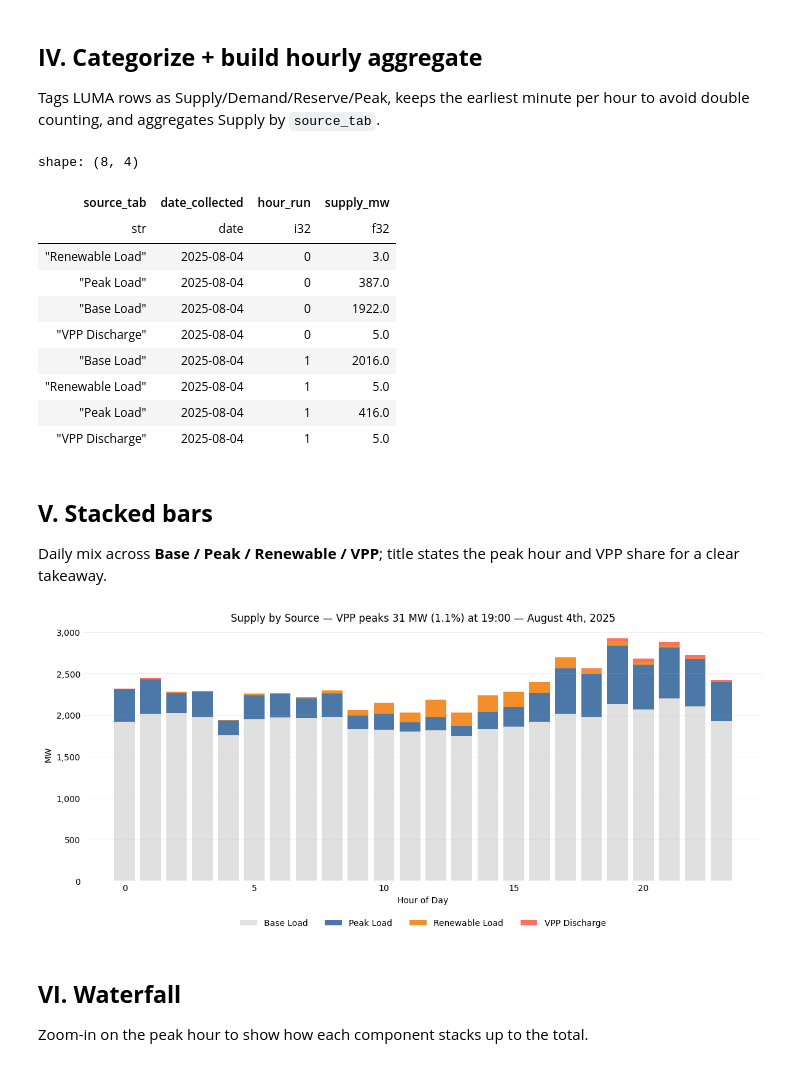
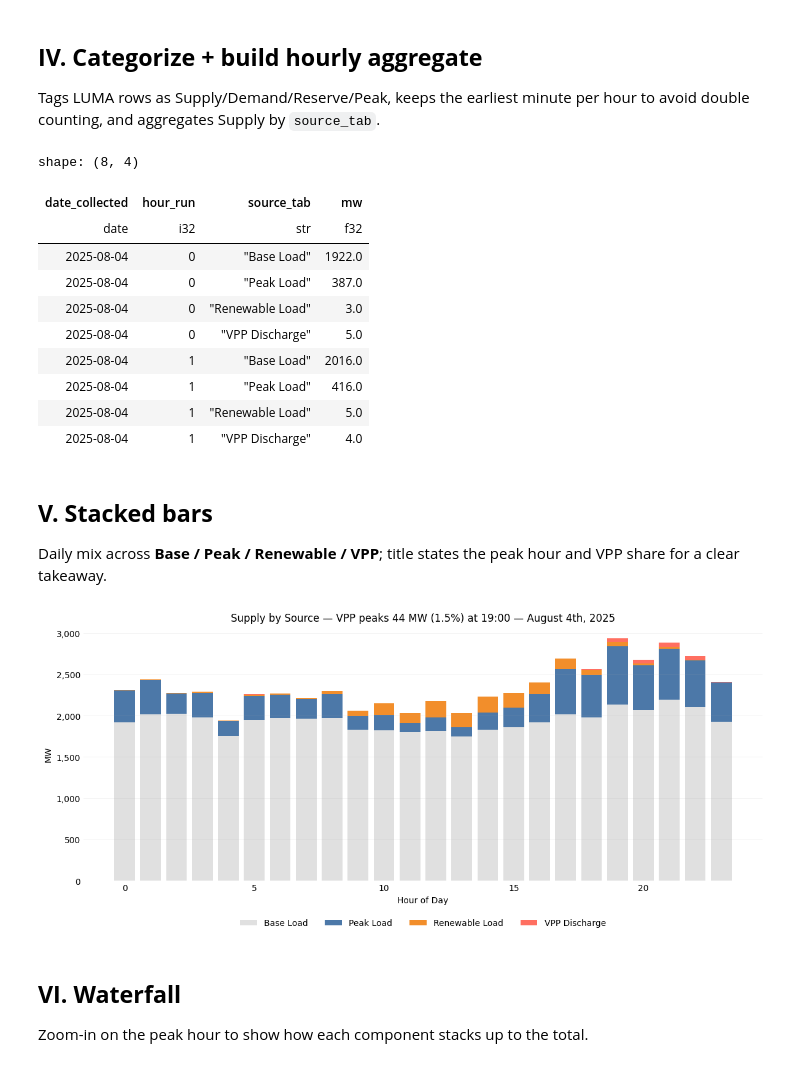
Before and after one commit to jesusoa13/pr-vpp-analysis, a Jupyter notebook: 03_notebooks/01_supply_vpp_daily.ipynb, the cells around one changed output. Drawn from its saved outputs; the diff is of its cells as text; code cells hidden in the pictures.

Commit message:
Update code to use Tesla reported time

```diff
--- a/03_notebooks/01_supply_vpp_daily.ipynb
+++ b/03_notebooks/01_supply_vpp_daily.ipynb
@@ -155,52 +155,83 @@ l_02 = (
     )
 )
 
 # LUMA: earliest minute per plant per hour -> sum by source_tab/hour
 l_03 = (
     l_02.filter((pl.col("date_collected") == max_discharge) & (pl.col("category") == "Supply"))
         .sort(["variable","source_tab","date_collected","hour_run","minute_run"])
         .group_by(["variable","source_tab","date_collected","hour_run"]).first()
         .group_by(["source_tab","date_collected","hour_run"])
         .agg(pl.col("act_amount").sum().round(0).alias("supply_mw"))
         .sort(["date_collected","hour_run","source_tab"])
 )
 
-# Tesla: earliest minute per hour -> sum (and keep a consistent label)
+# Tesla: earliest *reported* minute per hour -> one row/hour
 t_02 = (
-    t_01.filter((pl.col("variable") == "Battery Power - Discharging") & (pl.col("date_collected") == max_discharge))
-        .sort(["variable","date_collected","hour_run","minute_run"])
-        .group_by(["variable","date_collected","hour_run"]).first()
-        .group_by(["variable","date_collected","hour_run"])
-        .agg(pl.col("value").sum().round(0).alias("supply_mw"))
-        .rename({"variable":"source_tab"})
+    t_01
+    .filter(
+        (pl.col("variable") == "Battery Power - Discharging") &
+        (pl.col("date_collected") == max_discharge)
+    )
+    # Keep earliest reported quarter-hour within each hour
+    .sort(["date_collected", "tesla_hour_reported", "tesla_minute_reported"])
+    .group_by(["date_collected", "tesla_hour_reported"])
+    .first()
+    .select([
+        "date_collected",
+        pl.col("tesla_hour_reported").alias("hour_run"),
+        pl.col("value").round(0).alias("battery_discharge_mw"),
+    ])
+    .with_columns(pl.lit("Battery Power - Discharging").alias("source_tab"))
+    .sort(["date_collected", "hour_run"])
 )
 
-combined_df = pl.concat([l_03, t_02])
+# Align schemas before concat
+l_03a = (
+    l_03
+    .select([
+        pl.col("date_collected").cast(pl.Date).alias("date_collected"),
+        pl.col("hour_run").cast(pl.Int32).alias("hour_run"),
+        pl.col("source_tab").cast(pl.Utf8).alias("source_tab"),
+        pl.col("supply_mw").cast(pl.Float32).alias("mw"),
+    ])
+)
+
+t_02a = (
+    t_02
+    .select([
+        pl.col("date_collected").cast(pl.Date).alias("date_collected"),
+        pl.col("hour_run").cast(pl.Int32).alias("hour_run"),      # <- was i64
+        pl.col("source_tab").cast(pl.Utf8).alias("source_tab"),
+        pl.col("battery_discharge_mw").cast(pl.Float32).alias("mw"),
+    ])
+)
+
+combined_df = pl.concat([l_03a, t_02a], how="vertical")
 
 # Label harmonization
 combined_df = combined_df.with_columns(
     pl.col("source_tab").replace({
         "Suministro Base": "Base Load",
         "Suministros Pico": "Peak Load",
         "Suministro Renovable": "Renewable Load",
         "Battery Power - Discharging": "VPP Discharge",
     })
 )
 
-df = combined_df.sort(["date_collected","hour_run"])
+df = combined_df.sort(["date_collected", "hour_run", "source_tab"])
 display(df.head(8))
 # %% [output]
 shape: (8, 4)
-| source_tab | date_collected | hour_run | supply_mw |
-| str | date | i32 | f32 |
-| "Renewable Load" | 2025-08-04 | 0 | 3.0 |
-| "Peak Load" | 2025-08-04 | 0 | 387.0 |
-| "Base Load" | 2025-08-04 | 0 | 1922.0 |
-| "VPP Discharge" | 2025-08-04 | 0 | 5.0 |
-| "Base Load" | 2025-08-04 | 1 | 2016.0 |
-| "Renewable Load" | 2025-08-04 | 1 | 5.0 |
-| "Peak Load" | 2025-08-04 | 1 | 416.0 |
-| "VPP Discharge" | 2025-08-04 | 1 | 5.0 |
+| date_collected | hour_run | source_tab | mw |
+| date | i32 | str | f32 |
+| 2025-08-04 | 0 | "Base Load" | 1922.0 |
+| 2025-08-04 | 0 | "Peak Load" | 387.0 |
+| 2025-08-04 | 0 | "Renewable Load" | 3.0 |
+| 2025-08-04 | 0 | "VPP Discharge" | 5.0 |
+| 2025-08-04 | 1 | "Base Load" | 2016.0 |
+| 2025-08-04 | 1 | "Peak Load" | 416.0 |
+| 2025-08-04 | 1 | "Renewable Load" | 5.0 |
+| 2025-08-04 | 1 | "VPP Discharge" | 4.0 |
 # %% [markdown]
 ## **V. Stacked bars**
 Daily mix across **Base / Peak / Renewable / VPP**; title states the peak hour and VPP share for a clear takeaway.
@@ -263,7 +294,7 @@ ax.legend(loc="upper center", bbox_to_anchor=(0.5,-0.12), ncol=4, frameon=False)
 plt.tight_layout()
 plt.show()
 # %% [output]
-[figure, old version]
+[figure, new version]
 # %%
 # Save figures
 
```
Also changed, not shown: 4 other files.
